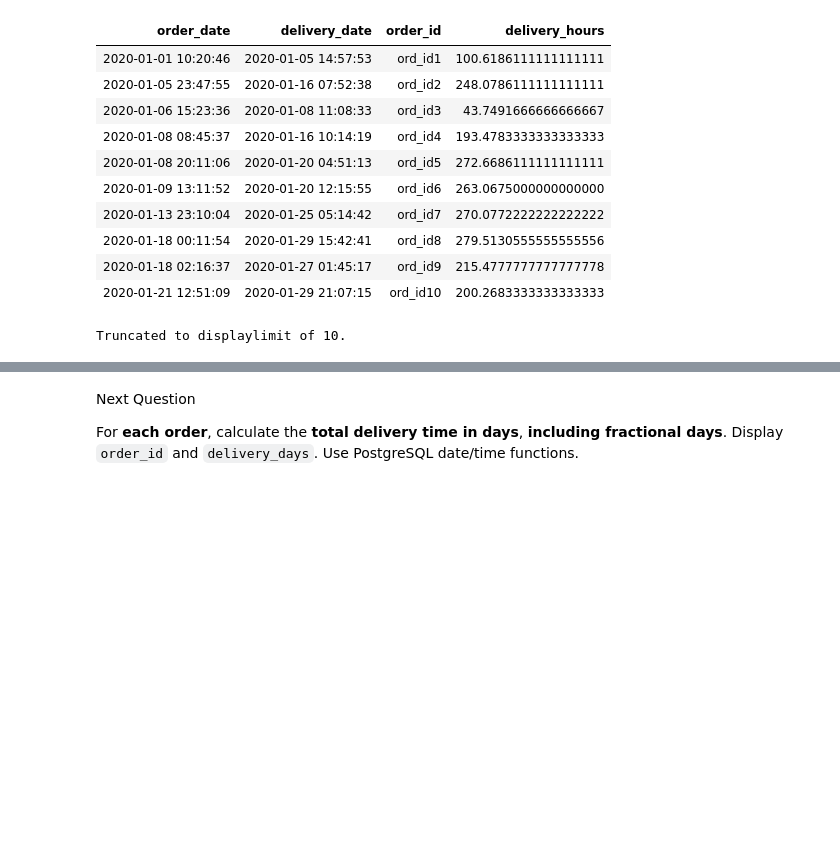
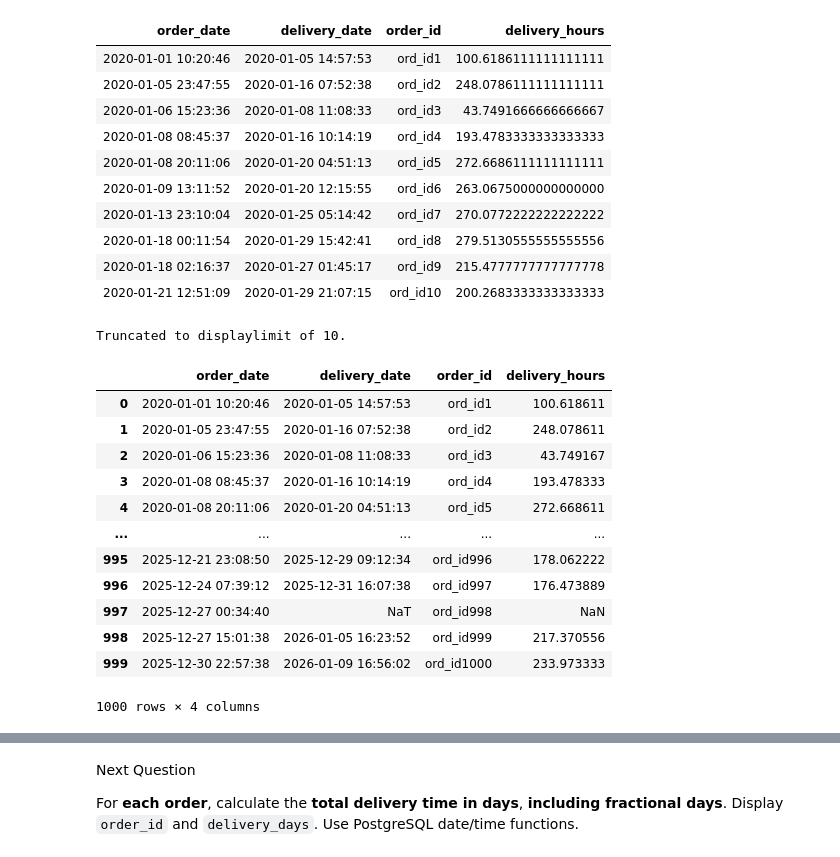
Before and after one commit to umesh-creates/sql_pandas_exercise_and_notes, a Jupyter notebook: retail_analysis exercise/date _and_time.ipynb, the cells around one changed output, grey strips where cells are left out. Drawn from its saved outputs; the diff is of its cells as text; code cells hidden in the pictures; blank space fills up the shorter version.

```diff
--- a/retail_analysis exercise/date _and_time.ipynb
+++ b/retail_analysis exercise/date _and_time.ipynb
@@ -203,3 +330,22 @@ Running query in 'postgresql://postgres.zdtizyvifuiegbbfpsee:***@aws-0-ap-southe
 | 2020-01-18 02:16:37 | 2020-01-27 01:45:17 | ord_id9 | 215.4777777777777778 |
 | 2020-01-21 12:51:09 | 2020-01-29 21:07:15 | ord_id10 | 200.2683333333333333 |
 Truncated to displaylimit of 10.
+# %%
+orders['delivery_hours'] = (
+    ((orders['delivery_date'] - orders['order_date']).dt.total_seconds())/3600
+)
+orders[['order_date', 'delivery_date', 'order_id', 'delivery_hours']]
+# %% [output]
+|  | order_date | delivery_date | order_id | delivery_hours |
+| 0 | 2020-01-01 10:20:46 | 2020-01-05 14:57:53 | ord_id1 | 100.618611 |
+| 1 | 2020-01-05 23:47:55 | 2020-01-16 07:52:38 | ord_id2 | 248.078611 |
+| 2 | 2020-01-06 15:23:36 | 2020-01-08 11:08:33 | ord_id3 | 43.749167 |
+| 3 | 2020-01-08 08:45:37 | 2020-01-16 10:14:19 | ord_id4 | 193.478333 |
+| 4 | 2020-01-08 20:11:06 | 2020-01-20 04:51:13 | ord_id5 | 272.668611 |
+| ... | ... | ... | ... | ... |
+| 995 | 2025-12-21 23:08:50 | 2025-12-29 09:12:34 | ord_id996 | 178.062222 |
+| 996 | 2025-12-24 07:39:12 | 2025-12-31 16:07:38 | ord_id997 | 176.473889 |
+| 997 | 2025-12-27 00:34:40 | NaT | ord_id998 | NaN |
+| 998 | 2025-12-27 15:01:38 | 2026-01-05 16:23:52 | ord_id999 | 217.370556 |
+| 999 | 2025-12-30 22:57:38 | 2026-01-09 16:56:02 | ord_id1000 | 233.973333 |
+1000 rows × 4 columns
```
Also changed, not shown: parts of 33 cells of this notebook.
